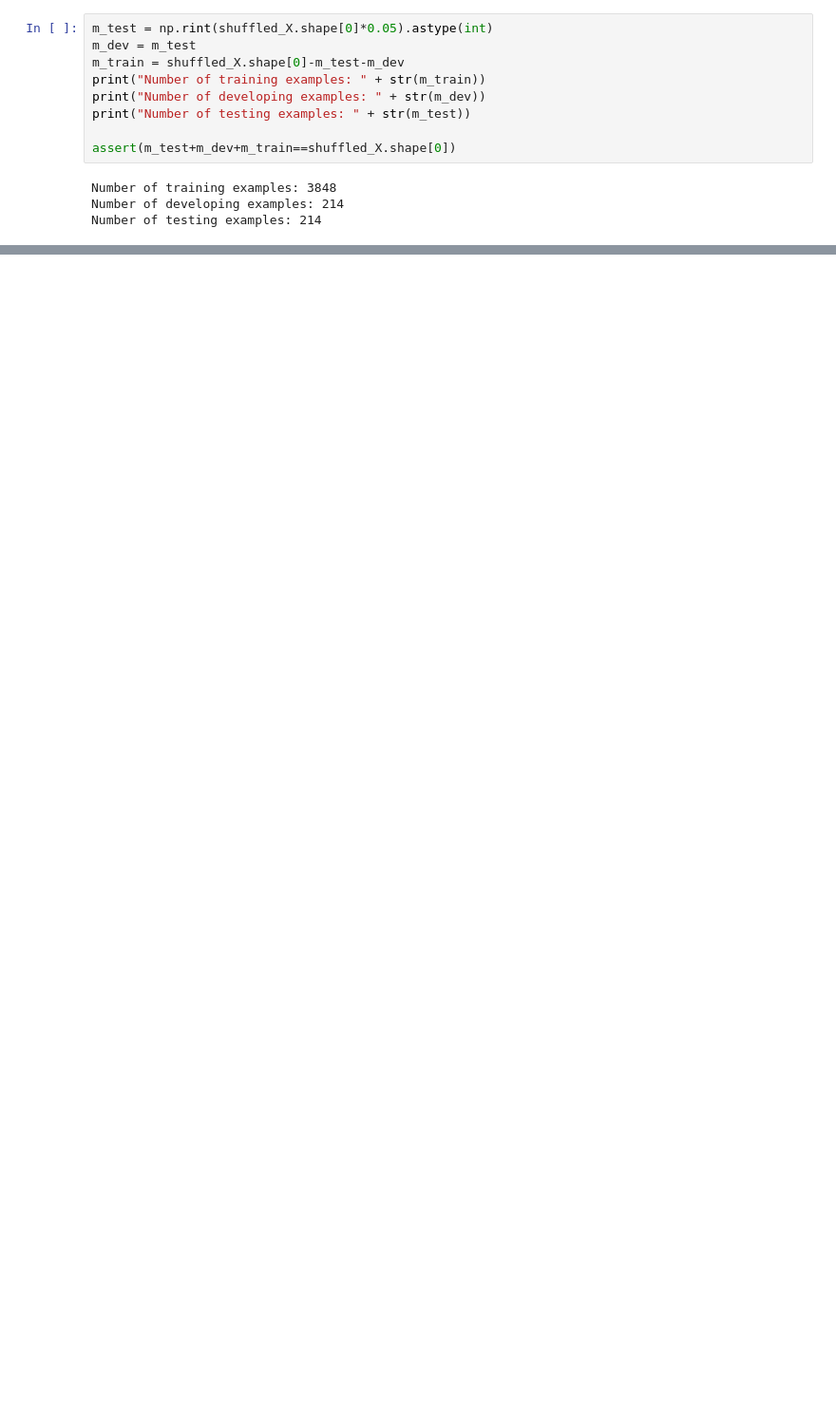
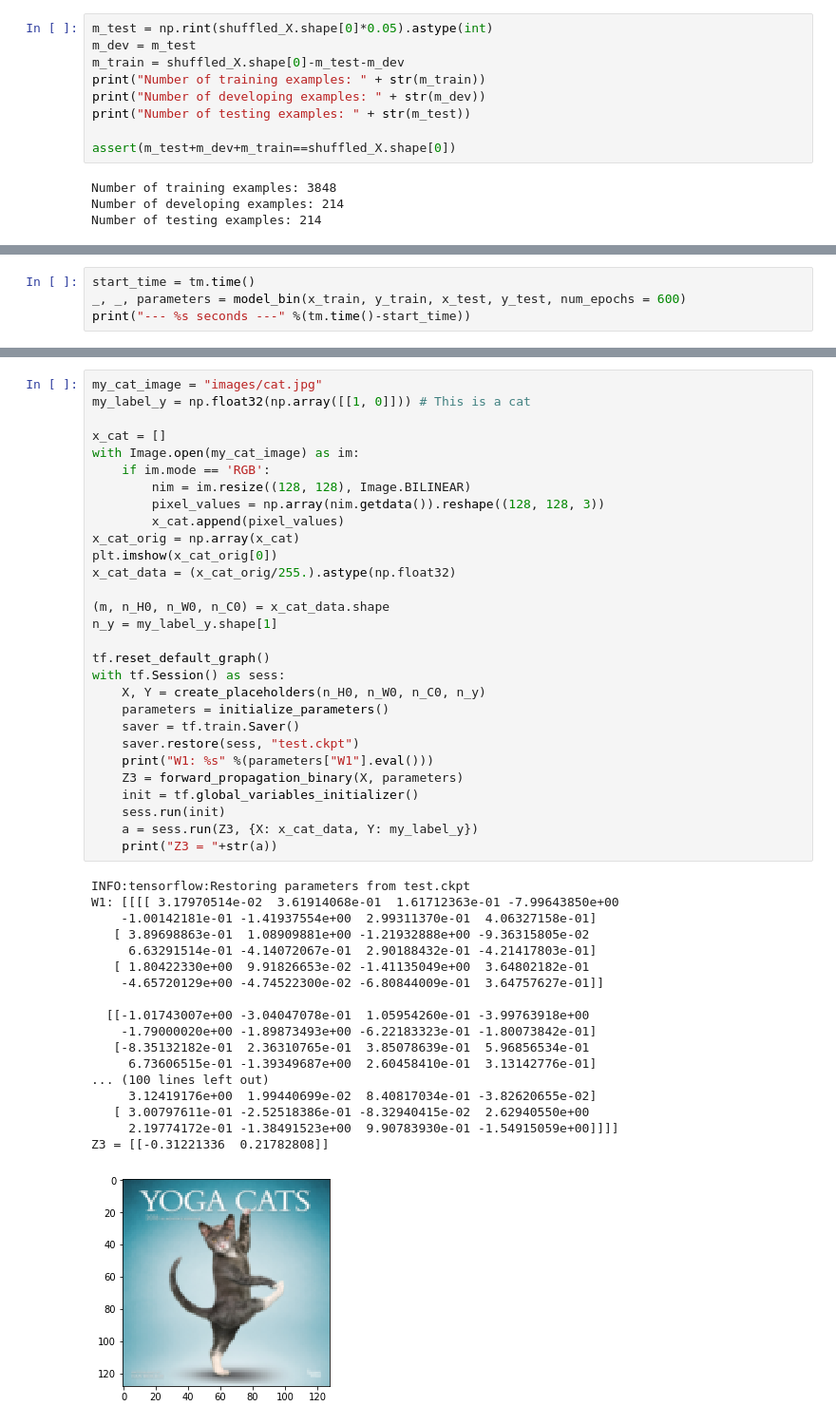
Before and after one commit to bydottck13/deep-learning-from-scratch, a Jupyter notebook: cnn cat classifier.ipynb, the cells around one changed output, grey strips where cells are left out. Shown: that part at 95% size. Drawn from its saved outputs; the diff is of its cells as text; blank space fills up the shorter version.

```diff
--- a/cnn cat classifier.ipynb
+++ b/cnn cat classifier.ipynb
@@ -570,0 +698,4 @@ Caused by op 'SoftmaxCrossEntropyWithLogits', defined at:
+# %%
+start_time = tm.time()
+_, _, parameters = model_bin(x_train, y_train, x_test, y_test, num_epochs = 600)
+print("--- %s seconds ---" %(tm.time()-start_time))
@@ -570,0 +724,48 @@ Caused by op 'SoftmaxCrossEntropyWithLogits', defined at:
+# %%
+my_cat_image = "images/cat.jpg"
+my_label_y = np.float32(np.array([[1, 0]])) # This is a cat
+
+x_cat = []
+with Image.open(my_cat_image) as im:
+    if im.mode == 'RGB':
+        nim = im.resize((128, 128), Image.BILINEAR)
+        pixel_values = np.array(nim.getdata()).reshape((128, 128, 3))
+        x_cat.append(pixel_values)
+x_cat_orig = np.array(x_cat)
+plt.imshow(x_cat_orig[0])
+x_cat_data = (x_cat_orig/255.).astype(np.float32)
+
+(m, n_H0, n_W0, n_C0) = x_cat_data.shape
+n_y = my_label_y.shape[1]
+
+tf.reset_default_graph()
+with tf.Session() as sess:
+    X, Y = create_placeholders(n_H0, n_W0, n_C0, n_y)
+    parameters = initialize_parameters()
+    saver = tf.train.Saver()
+    saver.restore(sess, "test.ckpt")
+    print("W1: %s" %(parameters["W1"].eval()))
+    Z3 = forward_propagation_binary(X, parameters)
+    init = tf.global_variables_initializer()
+    sess.run(init)
+    a = sess.run(Z3, {X: x_cat_data, Y: my_label_y})
+    print("Z3 = "+str(a))
+# %% [output]
+INFO:tensorflow:Restoring parameters from test.ckpt
+W1: [[[[ 3.17970514e-02  3.61914068e-01  1.61712363e-01 -7.99643850e+00
+    -1.00142181e-01 -1.41937554e+00  2.99311370e-01  4.06327158e-01]
+   [ 3.89698863e-01  1.08909881e+00 -1.21932888e+00 -9.36315805e-02
+     6.63291514e-01 -4.14072067e-01  2.90188432e-01 -4.21417803e-01]
+   [ 1.80422330e+00  9.91826653e-02 -1.41135049e+00  3.64802182e-01
+    -4.65720129e+00 -4.74522300e-02 -6.80844009e-01  3.64757627e-01]]
+
+  [[-1.01743007e+00 -3.04047078e-01  1.05954260e-01 -3.99763918e+00
+    -1.79000020e+00 -1.89873493e+00 -6.22183323e-01 -1.80073842e-01]
+   [-8.35132182e-01  2.36310765e-01  3.85078639e-01  5.96856534e-01
+     6.73606515e-01 -1.39349687e+00  2.60458410e-01  3.13142776e-01]
+... (100 lines left out)
+     3.12419176e+00  1.99440699e-02  8.40817034e-01 -3.82620655e-02]
+   [ 3.00797611e-01 -2.52518386e-01 -8.32940415e-02  2.62940550e+00
+     2.19774172e-01 -1.38491523e+00  9.90783930e-01 -1.54915059e+00]]]]
+Z3 = [[-0.31221336  0.21782808]]
+[figure, added]
```
Also changed, not shown: parts of 14 cells of this notebook, 1 other file.
